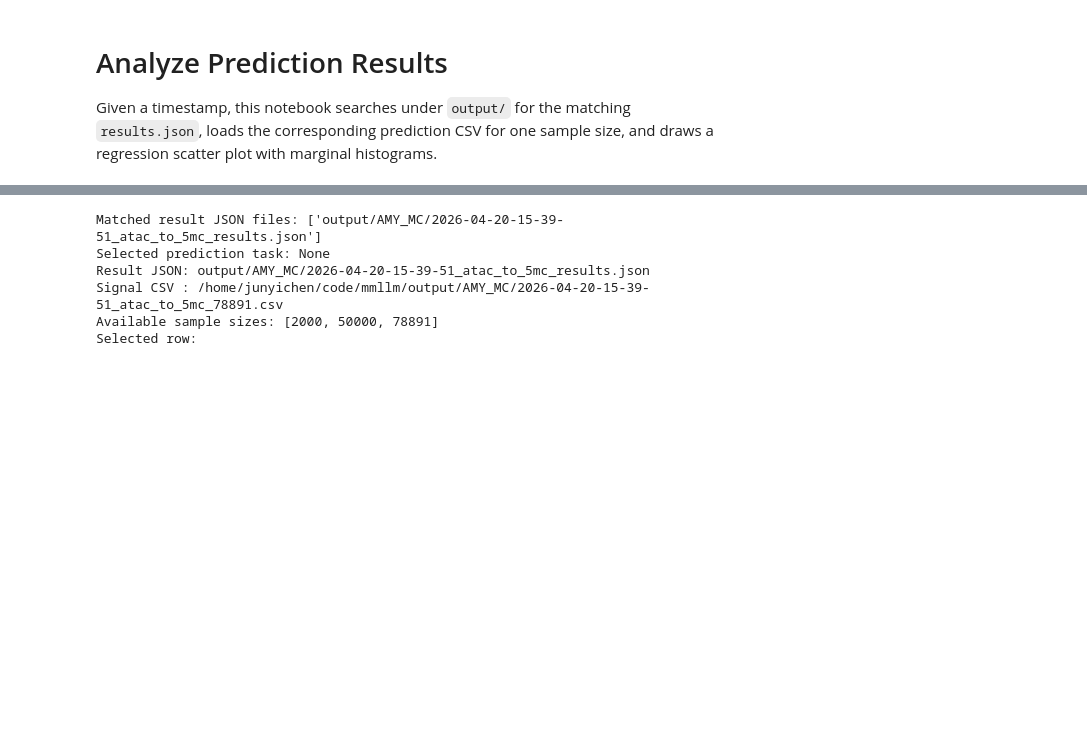
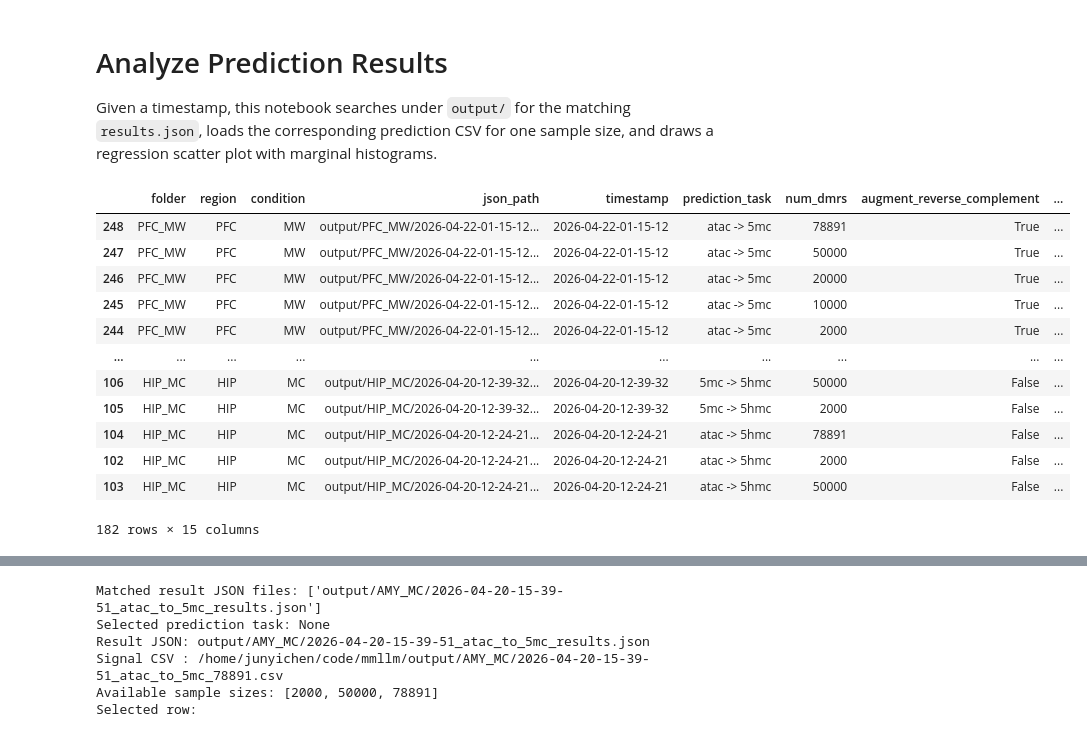
Before and after one commit to juychen/mmllm, a Jupyter notebook: analyze_prediction_results.ipynb, the cells around one changed output, grey strips where cells are left out. Saved outputs shown, nothing was run; the diff lists cells and outputs as text; code cells hidden in the pictures; blank space fills up the shorter version.

```diff
--- a/analyze_prediction_results.ipynb
+++ b/analyze_prediction_results.ipynb
@@ -34,33 +34,51 @@ for json_path in summary_json_paths:
     with json_path.open('r', encoding='utf-8') as handle:
         bundle = json.load(handle)
     args_block = bundle.get('args', {})
+    rc_flag = bool(args_block.get('augment_reverse_complement', False))
     for result in bundle.get('results', []):
         parent_name = json_path.parent.name
         region, condition = parent_name.split('_', 1)
         input_modality = result.get('input_modality', args_block.get('input_modality'))
         target_modality = result.get('target_modality', args_block.get('target_modality'))
         prediction_task = f'{input_modality} -> {target_modality}'
         summary_rows.append({
             'folder': parent_name,
             'region': region,
             'condition': condition,
             'json_path': str(json_path),
             'timestamp': args_block.get('timestamp'),
             'prediction_task': prediction_task,
             'num_dmrs': result.get('num_dmrs'),
+            'augment_reverse_complement': rc_flag,
+            'rc_label': 'RC' if rc_flag else 'No RC',
             'best_val_loss': result.get('best_val_loss'),
             'best_val_r2': result.get('best_val_r2'),
             'best_val_pearsonr': result.get('best_val_pearsonr'),
             'final_val_loss': result.get('final_val_loss'),
             'final_val_r2': result.get('final_val_r2'),
             'final_val_pearsonr': result.get('final_val_pearsonr'),
         })
 
 performance_df = pd.DataFrame(summary_rows)
 performance_df = performance_df.sort_values(['timestamp'], ascending=[False])
 performance_df = performance_df[performance_df['prediction_task'] != 'None -> None']
 performance_df = performance_df.drop_duplicates(
-    subset=['prediction_task', 'region', 'condition', 'num_dmrs'],
+    subset=['prediction_task', 'region', 'condition', 'num_dmrs', 'augment_reverse_complement'],
     keep='first',
 ).copy()
+performance_df
+# %% [output]
+|  | folder | region | condition | json_path | timestamp | prediction_task | num_dmrs | augment_reverse_complement | ... |
+| 248 | PFC_MW | PFC | MW | output/PFC_MW/2026-04-22-01-15-12... | 2026-04-22-01-15-12 | atac -> 5mc | 78891 | True | ... |
+| 247 | PFC_MW | PFC | MW | output/PFC_MW/2026-04-22-01-15-12... | 2026-04-22-01-15-12 | atac -> 5mc | 50000 | True | ... |
+| 246 | PFC_MW | PFC | MW | output/PFC_MW/2026-04-22-01-15-12... | 2026-04-22-01-15-12 | atac -> 5mc | 20000 | True | ... |
+| 245 | PFC_MW | PFC | MW | output/PFC_MW/2026-04-22-01-15-12... | 2026-04-22-01-15-12 | atac -> 5mc | 10000 | True | ... |
+| 244 | PFC_MW | PFC | MW | output/PFC_MW/2026-04-22-01-15-12... | 2026-04-22-01-15-12 | atac -> 5mc | 2000 | True | ... |
+| ... | ... | ... | ... | ... | ... | ... | ... | ... | ... |
+| 106 | HIP_MC | HIP | MC | output/HIP_MC/2026-04-20-12-39-32... | 2026-04-20-12-39-32 | 5mc -> 5hmc | 50000 | False | ... |
+| 105 | HIP_MC | HIP | MC | output/HIP_MC/2026-04-20-12-39-32... | 2026-04-20-12-39-32 | 5mc -> 5hmc | 2000 | False | ... |
+| 104 | HIP_MC | HIP | MC | output/HIP_MC/2026-04-20-12-24-21... | 2026-04-20-12-24-21 | atac -> 5hmc | 78891 | False | ... |
+| 102 | HIP_MC | HIP | MC | output/HIP_MC/2026-04-20-12-24-21... | 2026-04-20-12-24-21 | atac -> 5hmc | 2000 | False | ... |
+| 103 | HIP_MC | HIP | MC | output/HIP_MC/2026-04-20-12-24-21... | 2026-04-20-12-24-21 | atac -> 5hmc | 50000 | False | ... |
+182 rows × 15 columns
 # %%
```
Also changed, not shown: parts of 2 cells of this notebook.
